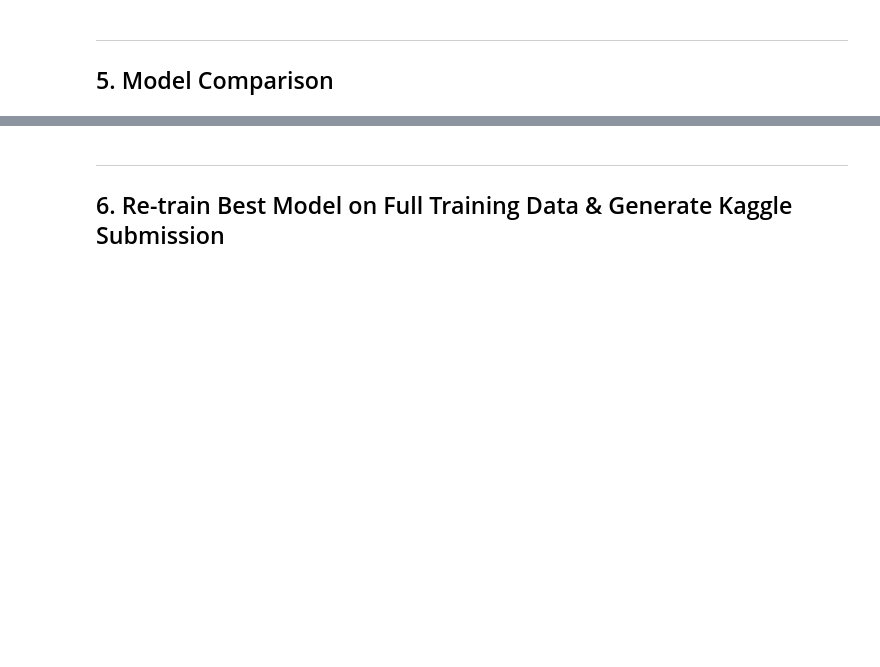
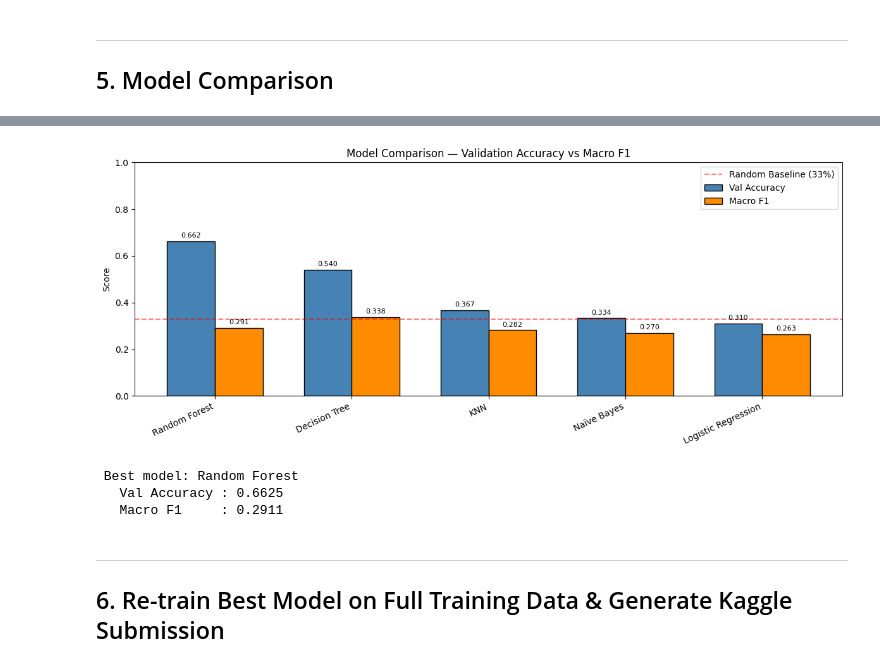
Before and after one commit to GannaReda/ML-55-20722, a Jupyter notebook: car_crash_severity_prediction.ipynb, the cells around one changed output, grey strips where cells are left out. Saved outputs shown, nothing was run; the diff lists cells and outputs as text; code cells hidden in the pictures; blank space fills up the shorter version.

```diff
--- a/car_crash_severity_prediction.ipynb
+++ b/car_crash_severity_prediction.ipynb
@@ -1232,29 +1303,38 @@ print(comparison_df.to_string(index=False))
 # %%
+# ── Model Comparison Chart ─────────────────────────────────────
 fig, ax = plt.subplots(figsize=(12, 5))
 x = np.arange(len(comparison_df))
-width = 0.28
+width = 0.35
 
-bars1 = ax.bar(x - width, comparison_df['Val Accuracy'], width, label='Val Accuracy', color='steelblue', edgecolor='black')
-bars2 = ax.bar(x,         comparison_df['Macro F1'],    width, label='Macro F1',     color='darkorange', edgecolor='black')
-bars3 = ax.bar(x + width, comparison_df['5-Fold CV'],   width, label='5-Fold CV',    color='seagreen',   edgecolor='black')
+bars1 = ax.bar(x - width/2, comparison_df['Val Accuracy'], width,
+               label='Val Accuracy', color='steelblue', edgecolor='black')
+bars2 = ax.bar(x + width/2, comparison_df['Macro F1'],     width,
+               label='Macro F1',     color='darkorange',   edgecolor='black')
 
 ax.set_xticks(x)
 ax.set_xticklabels(comparison_df['Model'], rotation=25, ha='right')
 ax.set_ylabel('Score')
-ax.set_title('Model Comparison — All Metrics')
-ax.set_ylim(0, 1.1)
+ax.set_title('Model Comparison — Validation Accuracy vs Macro F1')
+ax.set_ylim(0, 1.0)
+ax.legend()
+ax.axhline(y=0.33, color='red', linestyle='--',
+           alpha=0.5, label='Random Baseline (33%)')
 ax.legend()
 
 # Annotate bars
-for bar in list(bars1) + list(bars2) + list(bars3):
-    ax.text(bar.get_x() + bar.get_width()/2, bar.get_height() + 0.01,
-            f'{bar.get_height():.3f}', ha='center', va='bottom', fontsize=8)
+for bar in list(bars1) + list(bars2):
+    ax.text(bar.get_x() + bar.get_width()/2,
+            bar.get_height() + 0.01,
+            f'{bar.get_height():.3f}',
+            ha='center', va='bottom', fontsize=8)
 
 plt.tight_layout()
 plt.show()
+# %% [output]
+[figure, added]
 # %%
 best_model_name = comparison_df.iloc[0]['Model']
-print(f"🏆 Best model: {best_model_name}")
+print(f" Best model: {best_model_name}")
 print(f"   Val Accuracy : {comparison_df.iloc[0]['Val Accuracy']:.4f}")
 print(f"   Macro F1     : {comparison_df.iloc[0]['Macro F1']:.4f}")
 
@@ -1263,6 +1343,10 @@ print(f"   Macro F1     : {comparison_df.iloc[0]['Macro F1']:.4f}")
 # Macro F1 is especially important here because it treats all classes equally,
 # which is critical when the dataset is imbalanced (e.g., few 'Fatal' samples).
 # A model with high accuracy but low F1 may be ignoring minority classes.
+# %% [output]
+ Best model: Random Forest
+   Val Accuracy : 0.6625
+   Macro F1     : 0.2911
 # %% [markdown]
 ---
 ## 6. Re-train Best Model on Full Training Data & Generate Kaggle Submission
```
Also changed, not shown: parts of 8 cells of this notebook.
